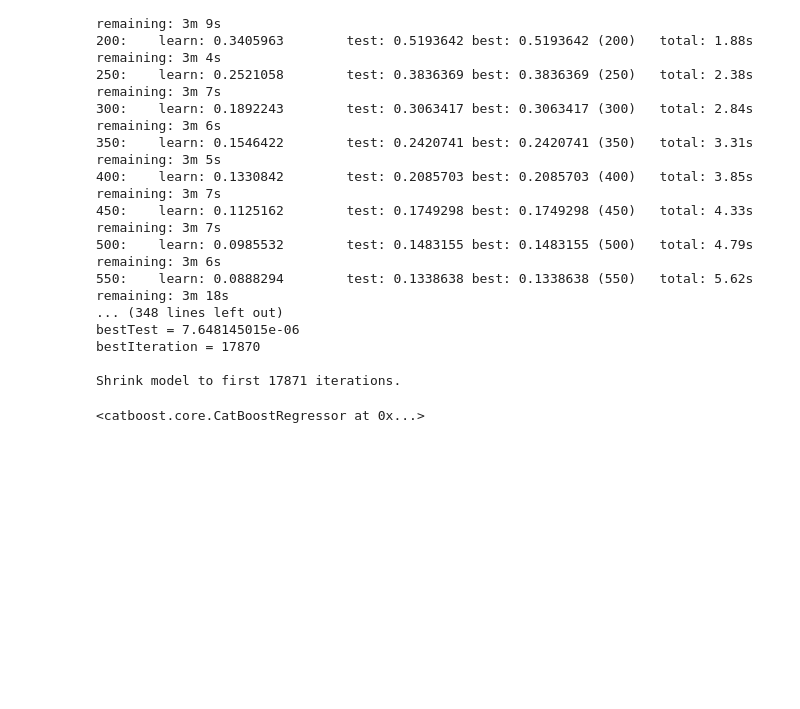
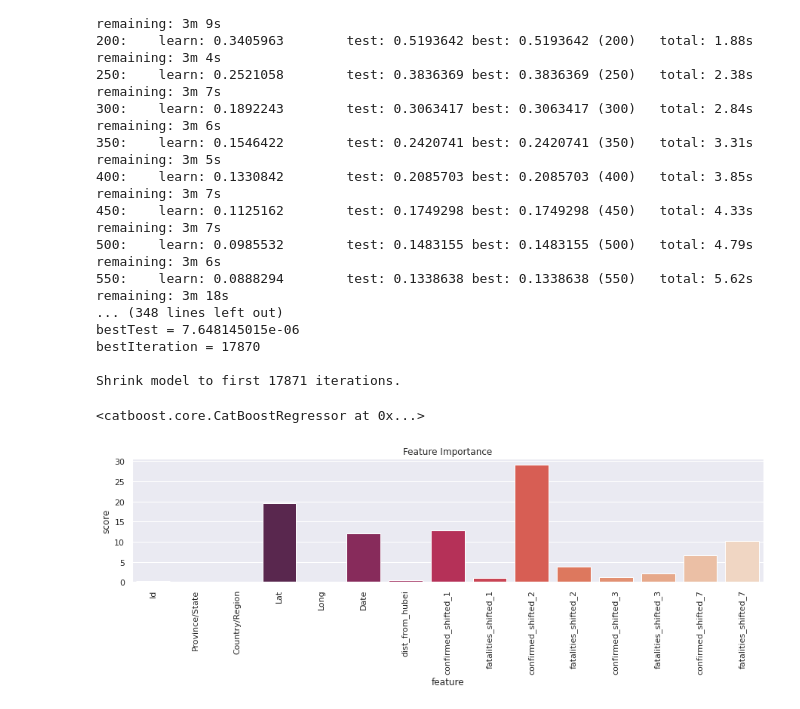
Before and after one commit to pjindal91/kaggle-covid-19, a Jupyter notebook: covid-19.ipynb, the cells around one changed output. Drawn from its saved outputs; the diff is of its cells as text; code cells hidden in the pictures; blank space fills up the shorter version.

Commit message:
Add feature importance

```diff
--- a/covid-19.ipynb
+++ b/covid-19.ipynb
@@ -258,3 +258,14 @@ bestIteration = 17870
 
 Shrink model to first 17871 iterations.
 <catboost.core.CatBoostRegressor at 0x...>
+# %%
+confirmed_cases_score = pd.DataFrame(confirmed_cases_model.get_feature_importance(
+    Pool(X_train, label=y1_train)), columns=['score'])
+confirmed_cases_score['feature'] = X_train.columns
+
+plt.figure(figsize=(15,3))
+sns.barplot(x='feature', y='score', data=confirmed_cases_score, palette="rocket").set_title("Feature Importance")
+plt.xticks(rotation=90)
+plt.show()
+# %% [output]
+[figure, added]
```
Also changed, not shown: parts of 2 cells of this notebook, 1 other file.
